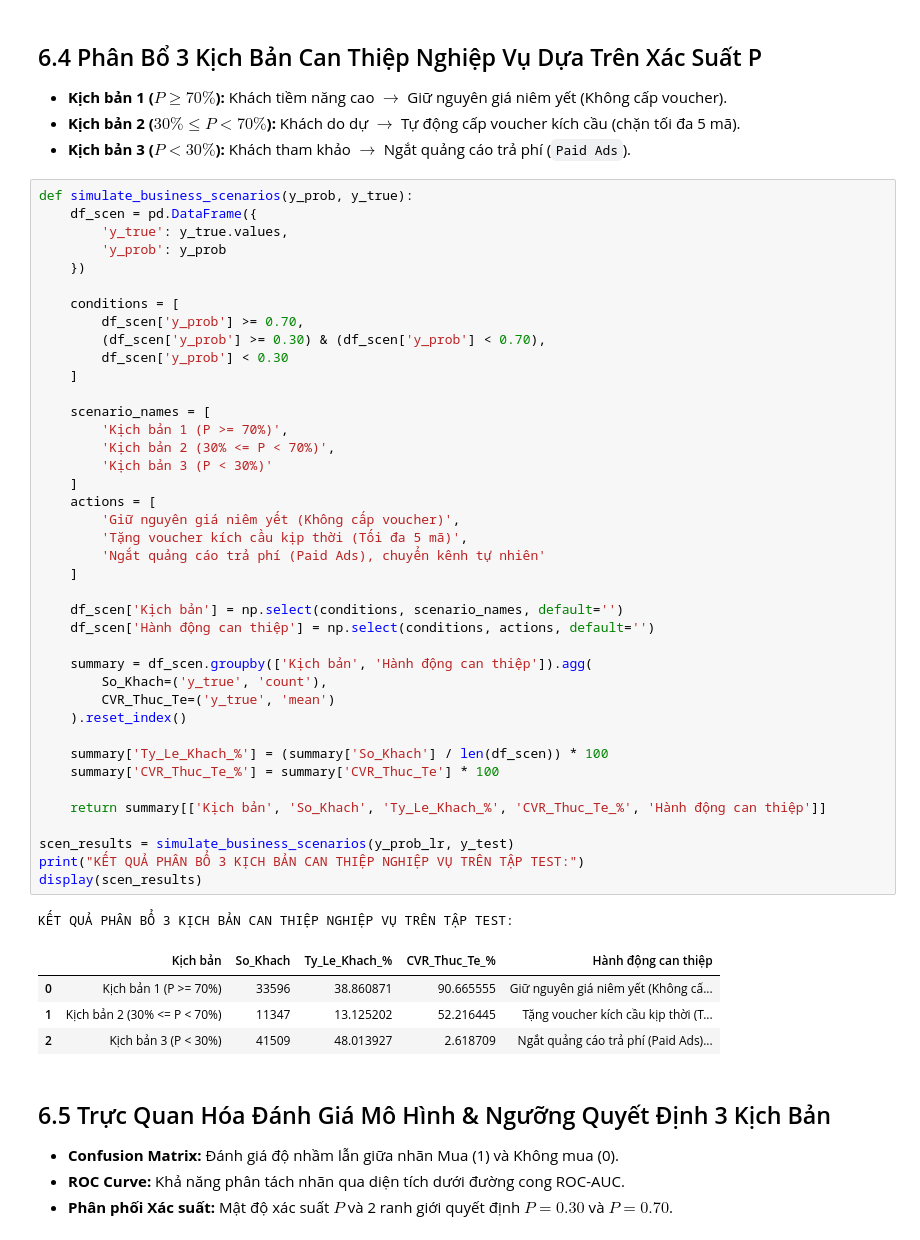
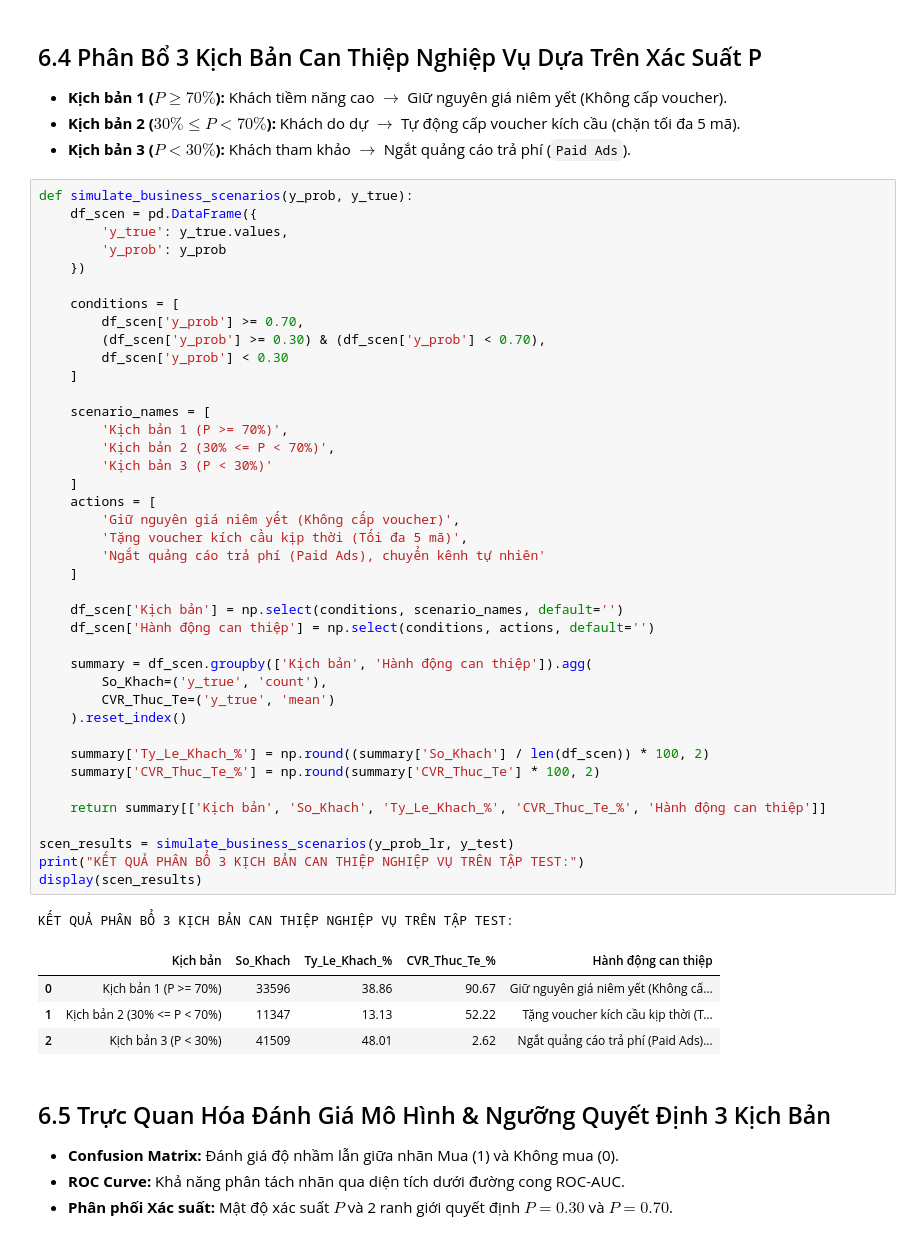
Before and after one commit to HuSiHuSi1/ADY, a Jupyter notebook: 6. Regression and Classification Analysis.ipynb, the cells around one changed output. Drawn from its saved outputs; the diff is of its cells as text.

```diff
--- a/6. Regression and Classification Analysis.ipynb
+++ b/6. Regression and Classification Analysis.ipynb
@@ -172,38 +187,38 @@ def simulate_business_scenarios(y_prob, y_true):
     ]
 
     scenario_names = [
         'Kịch bản 1 (P >= 70%)',
         'Kịch bản 2 (30% <= P < 70%)',
         'Kịch bản 3 (P < 30%)'
     ]
     actions = [
         'Giữ nguyên giá niêm yết (Không cấp voucher)',
         'Tặng voucher kích cầu kịp thời (Tối đa 5 mã)',
         'Ngắt quảng cáo trả phí (Paid Ads), chuyển kênh tự nhiên'
     ]
 
     df_scen['Kịch bản'] = np.select(conditions, scenario_names, default='')
     df_scen['Hành động can thiệp'] = np.select(conditions, actions, default='')
 
     summary = df_scen.groupby(['Kịch bản', 'Hành động can thiệp']).agg(
         So_Khach=('y_true', 'count'),
         CVR_Thuc_Te=('y_true', 'mean')
     ).reset_index()
 
-    summary['Ty_Le_Khach_%'] = (summary['So_Khach'] / len(df_scen)) * 100
-    summary['CVR_Thuc_Te_%'] = summary['CVR_Thuc_Te'] * 100
+    summary['Ty_Le_Khach_%'] = np.round((summary['So_Khach'] / len(df_scen)) * 100, 2)
+    summary['CVR_Thuc_Te_%'] = np.round(summary['CVR_Thuc_Te'] * 100, 2)
 
     return summary[['Kịch bản', 'So_Khach', 'Ty_Le_Khach_%', 'CVR_Thuc_Te_%', 'Hành động can thiệp']]
 
 scen_results = simulate_business_scenarios(y_prob_lr, y_test)
 print("KẾT QUẢ PHÂN BỔ 3 KỊCH BẢN CAN THIỆP NGHIỆP VỤ TRÊN TẬP TEST:")
 display(scen_results)
 # %% [output]
 KẾT QUẢ PHÂN BỔ 3 KỊCH BẢN CAN THIỆP NGHIỆP VỤ TRÊN TẬP TEST:
 |  | Kịch bản | So_Khach | Ty_Le_Khach_% | CVR_Thuc_Te_% | Hành động can thiệp |
-| 0 | Kịch bản 1 (P >= 70%) | 33596 | 38.860871 | 90.665555 | Giữ nguyên giá niêm yết (Không cấ... |
-| 1 | Kịch bản 2 (30% <= P < 70%) | 11347 | 13.125202 | 52.216445 | Tặng voucher kích cầu kịp thời (T... |
-| 2 | Kịch bản 3 (P < 30%) | 41509 | 48.013927 | 2.618709 | Ngắt quảng cáo trả phí (Paid Ads)... |
+| 0 | Kịch bản 1 (P >= 70%) | 33596 | 38.86 | 90.67 | Giữ nguyên giá niêm yết (Không cấ... |
+| 1 | Kịch bản 2 (30% <= P < 70%) | 11347 | 13.13 | 52.22 | Tặng voucher kích cầu kịp thời (T... |
+| 2 | Kịch bản 3 (P < 30%) | 41509 | 48.01 | 2.62 | Ngắt quảng cáo trả phí (Paid Ads)... |
 # %% [markdown]
 ## 6.5 Trực Quan Hóa Đánh Giá Mô Hình & Ngưỡng Quyết Định 3 Kịch Bản
 
```
Also changed, not shown: parts of 4 cells of this notebook.
